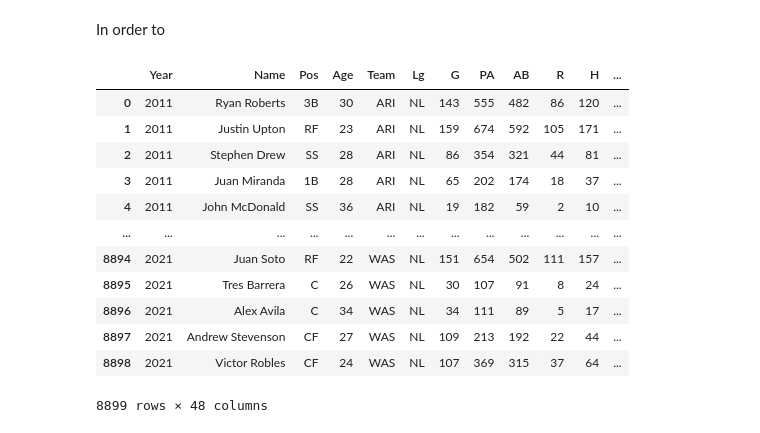
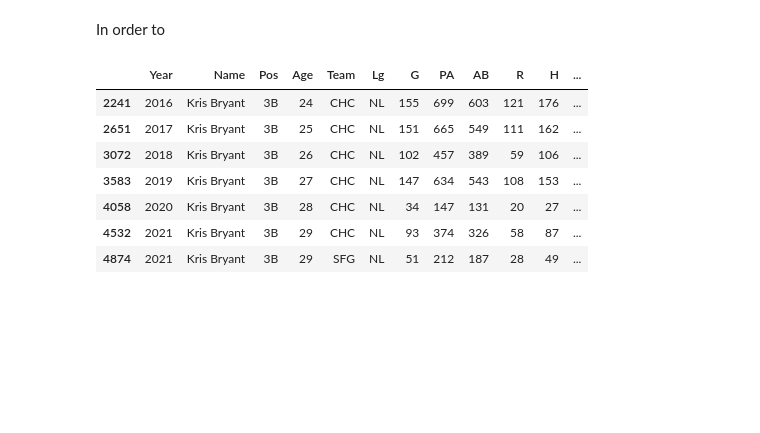
Before and after one commit to cjemm10/cjemm10, a Jupyter notebook: index.ipynb, the cells around one changed output. Cells and saved outputs as stored; diff of their text form; code cells hidden in the pictures; blank space fills up the shorter version.

```diff
--- a/index.ipynb
+++ b/index.ipynb
@@ -283,7 +295,7 @@ batting_table
 # %% [markdown]
 Next, we want to include even more metrics that were not easily accessible on Baseball-Reference. For this, we will use data from Fangraphs. Since each Fangraphs webpage only has a single team's players's stats for a given year, I had to create a function that created a dataframe by scraping the table using the given url, which was specific to a team and year. For example, one url would have the datatable for each player on the 2016 Baltimore Orioles. Since one page could only display 50 players, there were 2 pages (an additional url) for each team. Below is the function that creates the dataframe by scraping the data from the inputted url.
 # %%
-def scraping_advanced_stats(url, year):
+def scraping_advanced_stats(url, year, team):
     # Extracting text from webpage
     html = requests.get(url).text
 
@@ -320,6 +332,7 @@ def scraping_advanced_stats(url, year):
         count = 1
     advanced_stats.columns = columns
     advanced_stats = advanced_stats.assign(Year = year)
+    advanced_stats = advanced_stats.assign(Team = team)
 
     return advanced_stats
 # %% [markdown]
@@ -334,22 +347,27 @@ def get_urls(team, year, page):
 # %% [markdown]
 Below, I am actually putting the functions made above into use. With the first url, I create an initial dataframe. For the subsequent urls, I just concatenate the created dataframe onto the previous dataframes, to create a single dataframe that holds the data for each player on each team from 2011-2021. Below is the code:
 # %%
-teams = [i for i in range(1, 31)]
+teams = ['LAA', 'BAL', 'BOS', 'CHW', 'CLE', 'DET', 'KCR', 'MIN', 'NYY', 'OAK', \
+         'SEA', 'TBR', 'TEX', 'TOR', 'ARI', 'ATL', 'CHC', 'CIN', 'COL', 'MIA', \
+         'HOU', 'LAD', 'MIL', 'WSN', 'NYM', 'PHI', 'PIT', 'STL', 'SDP', 'SFG']
+
+team_number = [i for i in range(1, 31)]
 years = [i for i in range(2011,2022)]
 pages = [1,2]
 
 count = 0
 for year in years:
-    for team in teams:
+    for team in team_number:
         for page in pages:
             url = get_urls(team, year, page)
             if count == 0:
-                advanced_batting = scraping_advanced_stats(url, year)
+                advanced_batting = scraping_advanced_stats(url, year, teams[team-1])
                 count = 1
             else:
-                advanced_batting = pd.concat([advanced_batting, scraping_advanced_stats(url, year)])
+                advanced_batting = pd.concat([advanced_batting, scraping_advanced_stats(url, year, teams[team-1])])
 
 advanced_batting = advanced_batting.drop_duplicates()
+advanced_batting = advanced_batting.reset_index(drop=True)
 advanced_batting
 # %% [output]
 |  | # | Name | PA | BB% | K% | BB/K | AVG | OBP | SLG | OPS | ISO | ... |
@@ -408,10 +426,12 @@ As you can see, we have successfully removed all suffixes from the advanced_batt
 Now, we can merge the two dataframes together:
 # %%
 # Merging dataframes
-batting_table = pd.merge(batting_table, advanced_batting, on = ['Name', 'Year'])
+batting_table = pd.merge(batting_table, advanced_batting, on = ['Name', 'Year', 'Team'])
 
 # Reordering columns
 batting_table = batting_table[['Year', 'Name', 'Pos', 'Age', 'Team', 'Lg', 'G', 'PA', 'AB', 'R', 'H', '2B', '3B', \
                                'HR', 'RBI', 'SB', 'CS', 'BB', 'SO', 'AVG', 'OBP', 'SLG', 'OPS', 'OPS+', 'IBB', \
                                'HBP', 'SH', 'SF', 'GIDP', 'WAR', 'WAR_def', 'WAR_off', 'BB%', 'K%', 'BB/K', \
                                'ISO', 'Spd', 'BABIP', 'UBR', 'wGDP', 'wSB', 'wRC', 'wRAA', 'wOBA', 'wRC+', 'Salary']]
+
+batting_table
@@ -439,7 +457,7 @@ In order to
 teams_table = pd.read_csv('tables/Teams.csv')
 teams_table = teams_table[teams_table.yearID > 2010]
 
-teams_table = teams_table.rename(columns = {'yearID':'Year','teamID':'Team'})
+teams_table = teams_table.rename(columns = {'yearID':'Year','franchID':'Team'})
 # %%
 teams_table = teams_table[['Year', 'Team', 'W', 'L']]
 
@@ -455,26 +473,22 @@ for team_index, team_row in teams_table.iterrows():
 # %%
 batting_table = pd.DataFrame(data, columns = ['Year', 'Name', 'Pos', 'Age', 'Team', 'Lg', 'G', 'PA', 'AB', 'R', 'H', '2B', '3B', \
                                               'HR', 'RBI', 'SB', 'CS', 'BB', 'SO', 'AVG', 'OBP', 'SLG', 'OPS', 'OPS+', 'IBB', \
                                               'HBP', 'SH', 'SF', 'GIDP', 'WAR', 'WAR_def', 'WAR_off', 'BB%', 'K%', 'BB/K', \
                                               'ISO', 'Spd', 'BABIP', 'UBR', 'wGDP', 'wSB', 'wRC', 'wRAA', 'wOBA', 'wRC+', 'Salary', 'Team_W', 'Team_L'])
 
 batting_table['BB%'] = batting_table['BB%'].replace({'\%':''}, regex = True)
 batting_table['K%'] = batting_table['K%'].replace({'\%':''}, regex = True)
-batting_table
+
+batting_table[batting_table.Name == 'Kris Bryant']
 # %% [output]
 |  | Year | Name | Pos | Age | Team | Lg | G | PA | AB | R | H | ... |
-| 0 | 2011 | Ryan Roberts | 3B | 30 | ARI | NL | 143 | 555 | 482 | 86 | 120 | ... |
-| 1 | 2011 | Justin Upton | RF | 23 | ARI | NL | 159 | 674 | 592 | 105 | 171 | ... |
-| 2 | 2011 | Stephen Drew | SS | 28 | ARI | NL | 86 | 354 | 321 | 44 | 81 | ... |
-| 3 | 2011 | Juan Miranda | 1B | 28 | ARI | NL | 65 | 202 | 174 | 18 | 37 | ... |
-| 4 | 2011 | John McDonald | SS | 36 | ARI | NL | 19 | 182 | 59 | 2 | 10 | ... |
-| ... | ... | ... | ... | ... | ... | ... | ... | ... | ... | ... | ... | ... |
-| 8894 | 2021 | Juan Soto | RF | 22 | WAS | NL | 151 | 654 | 502 | 111 | 157 | ... |
-| 8895 | 2021 | Tres Barrera | C | 26 | WAS | NL | 30 | 107 | 91 | 8 | 24 | ... |
-| 8896 | 2021 | Alex Avila | C | 34 | WAS | NL | 34 | 111 | 89 | 5 | 17 | ... |
-| 8897 | 2021 | Andrew Stevenson | CF | 27 | WAS | NL | 109 | 213 | 192 | 22 | 44 | ... |
-| 8898 | 2021 | Victor Robles | CF | 24 | WAS | NL | 107 | 369 | 315 | 37 | 64 | ... |
+| 2241 | 2016 | Kris Bryant | 3B | 24 | CHC | NL | 155 | 699 | 603 | 121 | 176 | ... |
+| 2651 | 2017 | Kris Bryant | 3B | 25 | CHC | NL | 151 | 665 | 549 | 111 | 162 | ... |
+| 3072 | 2018 | Kris Bryant | 3B | 26 | CHC | NL | 102 | 457 | 389 | 59 | 106 | ... |
+| 3583 | 2019 | Kris Bryant | 3B | 27 | CHC | NL | 147 | 634 | 543 | 108 | 153 | ... |
+| 4058 | 2020 | Kris Bryant | 3B | 28 | CHC | NL | 34 | 147 | 131 | 20 | 27 | ... |
+| 4532 | 2021 | Kris Bryant | 3B | 29 | CHC | NL | 93 | 374 | 326 | 58 | 87 | ... |
+| 4874 | 2021 | Kris Bryant | 3B | 29 | SFG | NL | 51 | 212 | 187 | 28 | 49 | ... |
-8899 rows × 48 columns
 # %%
 batting = batting_table.apply(pd.to_numeric, errors='ignore')
 batting = batting[batting.PA  > 700].reset_index(drop=True)
```
Also changed, not shown: parts of 10 cells of this notebook, 1 other file.
